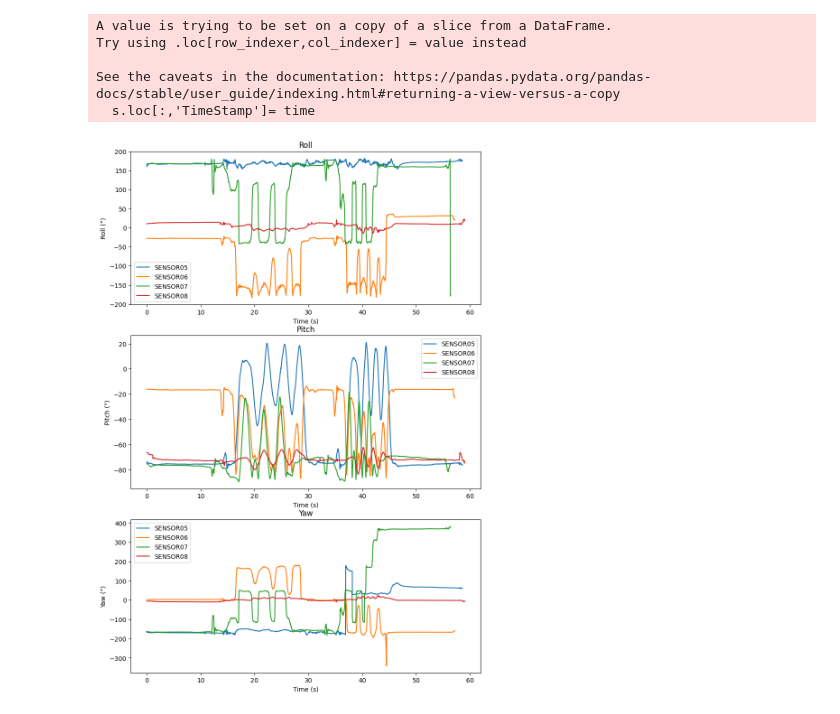
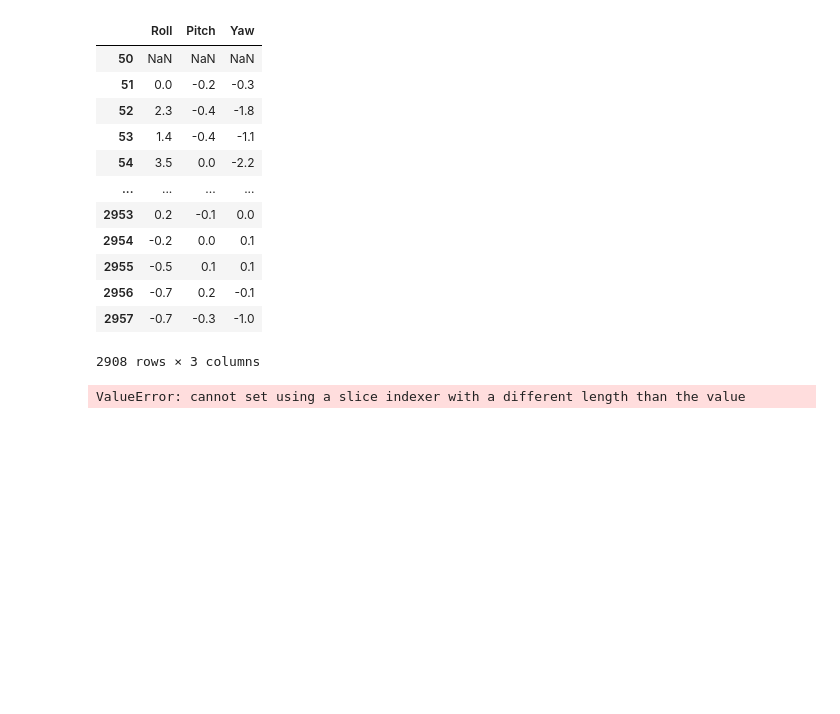
Before and after one commit to TEC-CIMB/SAM-Processing, a Jupyter notebook: Proyecto_SAM.ipynb, the cells around one changed output. Drawn from its saved outputs; the diff is of its cells as text; code cells hidden in the pictures; blank space fills up the shorter version.

```diff
--- a/Proyecto_SAM.ipynb
+++ b/Proyecto_SAM.ipynb
@@ -175,0 +195,16 @@ def Get_Rotation_Matrix(data):
+# %%
+n_d.diff()
+# %% [output]
+|  | Roll | Pitch | Yaw |
+| 50 | NaN | NaN | NaN |
+| 51 | 0.0 | -0.2 | -0.3 |
+| 52 | 2.3 | -0.4 | -1.8 |
+| 53 | 1.4 | -0.4 | -1.1 |
+| 54 | 3.5 | 0.0 | -2.2 |
+| ... | ... | ... | ... |
+| 2953 | 0.2 | -0.1 | 0.0 |
+| 2954 | -0.2 | 0.0 | 0.1 |
+| 2955 | -0.5 | 0.1 | 0.1 |
+| 2956 | -0.7 | 0.2 | -0.1 |
+| 2957 | -0.7 | -0.3 | -1.0 |
+2908 rows × 3 columns
@@ -176,10 +214,27 @@ def Get_Rotation_Matrix(data):
+# %%
+for s in data:
+  n_d= data[s].loc[:,('Roll','Pitch','Yaw')]
+  drv= (abs(n_d.diff())>=thresh)
+  r= (drv[drv['Roll']==True].index).tolist()
+  p= (drv[drv['Pitch']==True].index).tolist()
+  y= (drv[drv['Yaw']==True].index).tolist()
+  if (len(r) % 2) != 0: r.append(len(n_d)-1)
+  if (len(p) % 2) != 0: p.append(len(n_d)-1)
+  if (len(y) % 2) != 0: y.append(len(n_d)-1)
+  for i in range(0,max([len(r),len(p),len(y)])-1,2):
+    if i <= len(r):
+      chg_r= n_d['Roll'][r[0]]-n_d['Roll'][r[0]-1]
+      n_d['Roll'][r[i]:r[i+1]-1]=-(n_d['Roll'][r[i]:r[i+1]-1])-chg_r
+    if i <= len(p):
+      chg_p= n_d['Pitch'][r[0]]-n_d['Pitch'][r[0]-1]
+      n_d['Pitch'][r[i]:r[i+1]-1]=-(n_d['Pitch'][r[i]:r[i+1]-1])-chg_p
+    if i <= len(y):
+      chg_y= n_d['Yaw'][r[0]]-n_d['Yaw'][r[0]-1]
+      n_d['Yaw'][r[i]:r[i+1]-1]=-(n_d['Yaw'][r[i]:r[i+1]-1])-chg_y
+# %% [output]
+ValueError: cannot set using a slice indexer with a different length than the value
 # %%
-#test= input('put the name test:')
-test= 'FECad_p1'
-dir="D:/_Proyecto-SAM/2022-02-01/"+test+'/'
 
-# Load the data
-data= Load_Files(dir)
 # Set Start to 0 Sensors(SAM).
 data= Set_Data(data)
 # Adjust angles range -180 to 180 to a continous angles.
@@ -194,10 +249,3 @@ data= Resample(data,50)
 Rot_Mtx= Get_Rotation_Matrix(data)
 
 Plot_Data(data)
-# %% [output]
-A value is trying to be set on a copy of a slice from a DataFrame.
-Try using .loc[row_indexer,col_indexer] = value instead
-
-See the caveats in the documentation: https://pandas.pydata.org/pandas-docs/stable/user_guide/indexing.html#returning-a-view-versus-a-copy
-  s.loc[:,'TimeStamp']= time
-[figure, removed]
```
Also changed, not shown: parts of 4 cells of this notebook.
